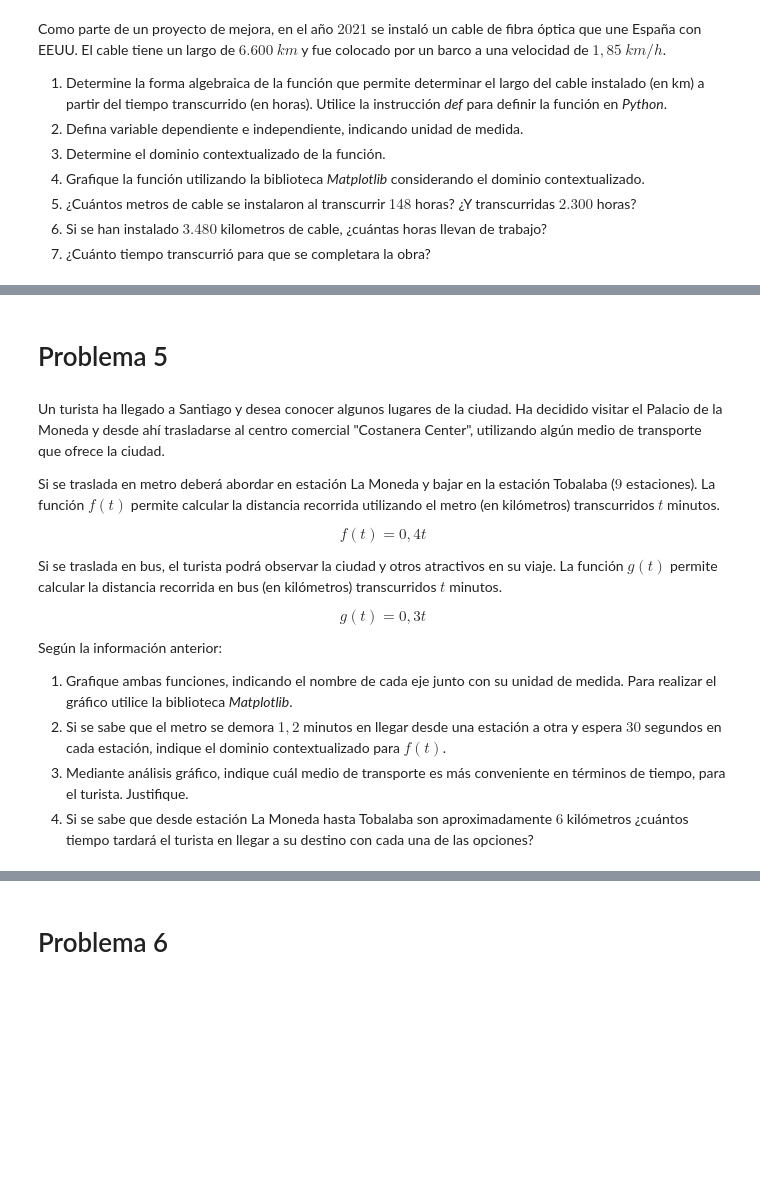
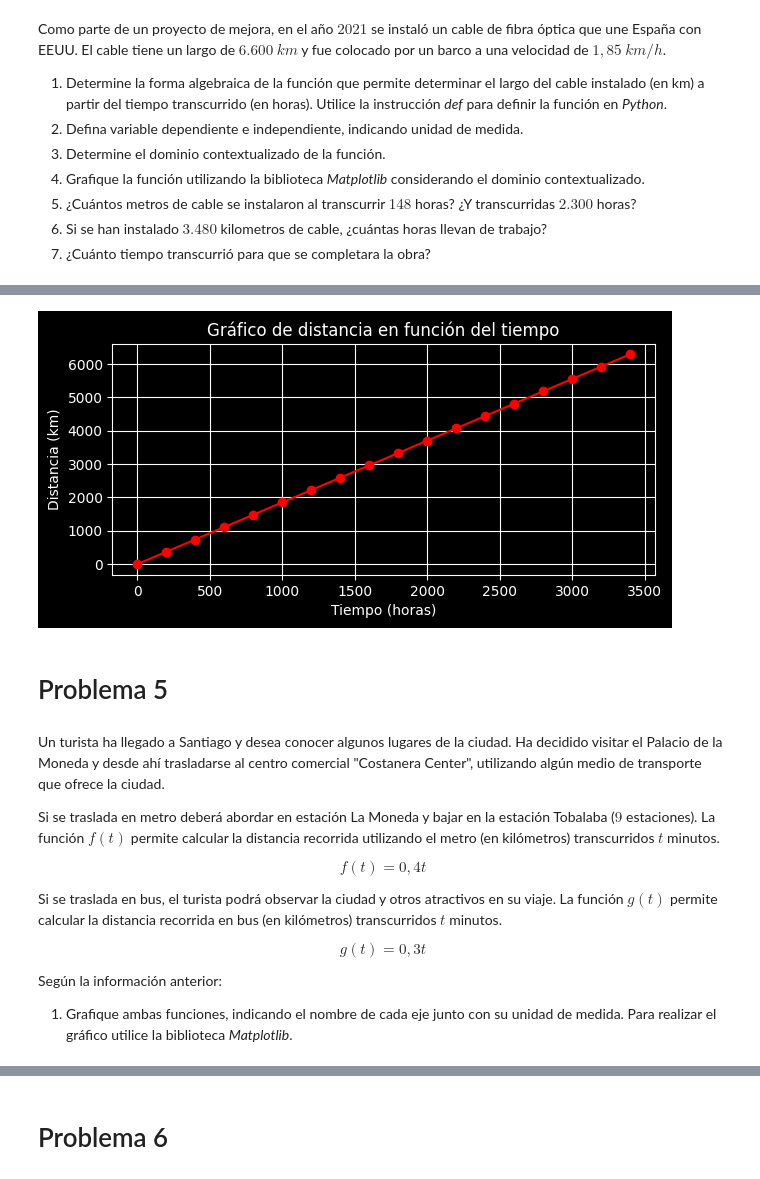
Before and after one commit to MageLnk/matematicas-con-python, a Jupyter notebook: Guia02/G1_Funciones.ipynb, the cells around one changed output, grey strips where cells are left out. Drawn from its saved outputs; the diff is of its cells as text; code cells hidden in the pictures; blank space fills up the shorter version.

Commit message:
otra clase más

```diff
--- a/Guia02/G1_Funciones.ipynb
+++ b/Guia02/G1_Funciones.ipynb
@@ -65,7 +65,7 @@ Como parte de un proyecto de mejora, en el año $2021$ se instaló un cable de f
 7.   ¿Cuánto tiempo transcurrió para que se completara la obra?
 # %%
 # 1
-def distancia(tiempo)               # Tiempo en horas
+def largoCable(tiempo):               # Tiempo en horas
     return 1.85 * tiempo            # Entrega en kilometros
 # %%
 # 2
@@ -80,3 +80,19 @@ El dominio de la f = [0,6285.71]
+# %%
+# 4
+t = np.arange(0, fin, 200)
+
+with plt.style.context(plt.style.available[6]):   # Usar un estilo de los disponibles
+    plt.figure(figsize=(7,3))                        # Tamaño del gráfico
+    plt.plot(t, largoCable(t), "ro-")
+
+    plt.title("Gráfico de distancia en función del tiempo")
+    plt.xlabel("Tiempo (horas)")
+    plt.ylabel("Distancia (km)")
+
+plt.grid()
+plt.show()
+# %% [output]
+[figure, added]
 # %% [markdown]
 # Problema 5
 # %% [markdown]
@@ -93,6 +109,3 @@ $$g(t) = 0,3t$$
 Según la información anterior:
 
 1. Grafique ambas funciones, indicando el nombre de cada eje junto con su unidad de medida. Para realizar el gráfico utilice la biblioteca *Matplotlib*.
-2.  Si se sabe que el metro se demora $1,2$ minutos en llegar desde una estación a otra y espera $30$ segundos en cada estación, indique el dominio contextualizado para $f(t)$.
-3. Mediante análisis gráfico, indique cuál medio de transporte es más conveniente en términos de tiempo, para el turista. Justifique.
-4.  Si se sabe que desde estación La Moneda hasta Tobalaba son aproximadamente $6$ kilómetros ¿cuántos tiempo tardará el turista en llegar a su destino con cada una de las opciones?
```
Also changed, not shown: parts of 20 cells of this notebook.
